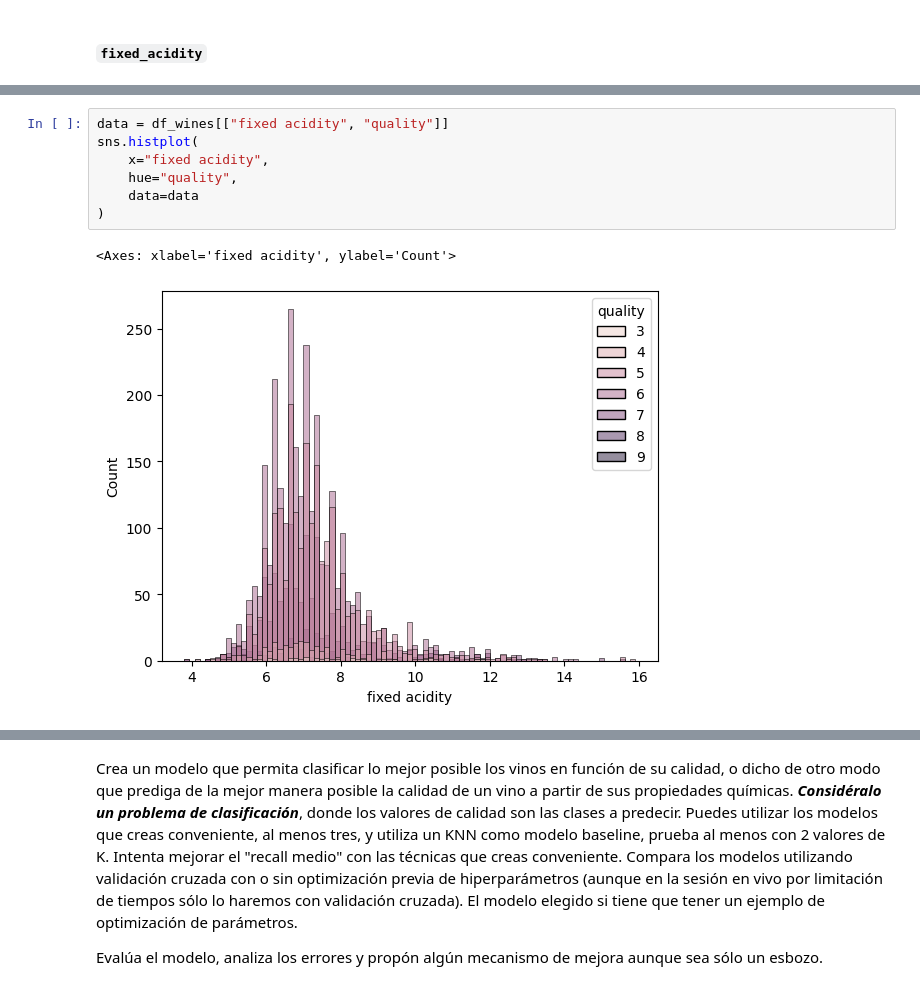
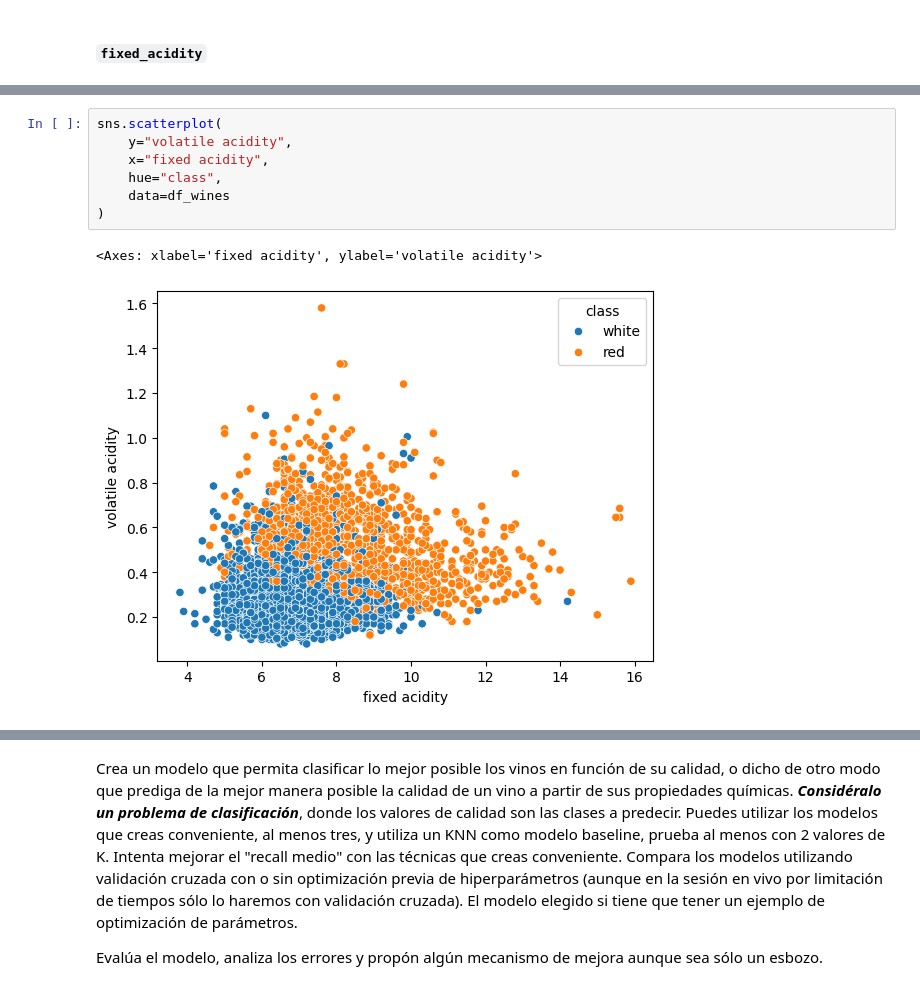
Before and after one commit to aaerror/ONLINE_DS_THEBRIDGE_AAC, a Jupyter notebook: sprint_12/repaso/repaso_supervisados.ipynb, the cells around one changed output, grey strips where cells are left out. Drawn from its saved outputs; the diff is of its cells as text.

```diff
--- a/sprint_12/repaso/repaso_supervisados.ipynb
+++ b/sprint_12/repaso/repaso_supervisados.ipynb
@@ -179,10 +841,10 @@ get_quality(df_wines)
 # %%
-data = df_wines[["fixed acidity", "quality"]]
-sns.histplot(
+sns.scatterplot(
+    y="volatile acidity",
     x="fixed acidity",
-    hue="quality",
-    data=data
+    hue="class",
+    data=df_wines
 )
 # %% [output]
-<Axes: xlabel='fixed acidity', ylabel='Count'>
+<Axes: xlabel='fixed acidity', ylabel='volatile acidity'>
-[figure, old version]
+[figure, new version]
```
Also changed, not shown: parts of 10 cells of this notebook.
